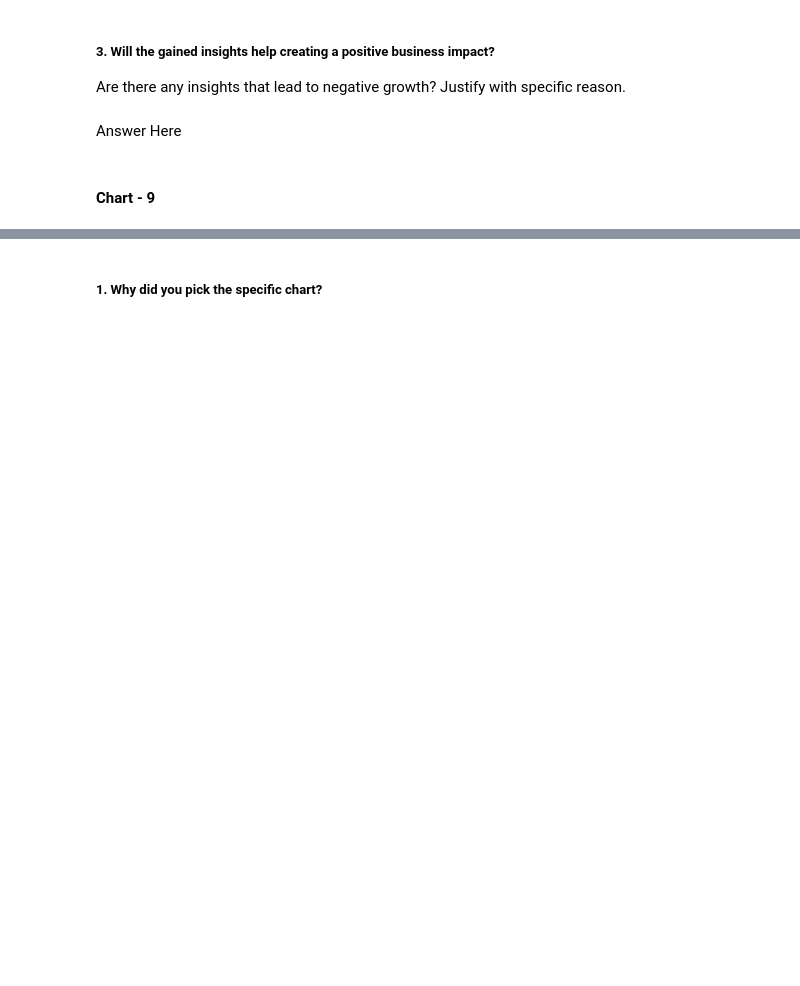
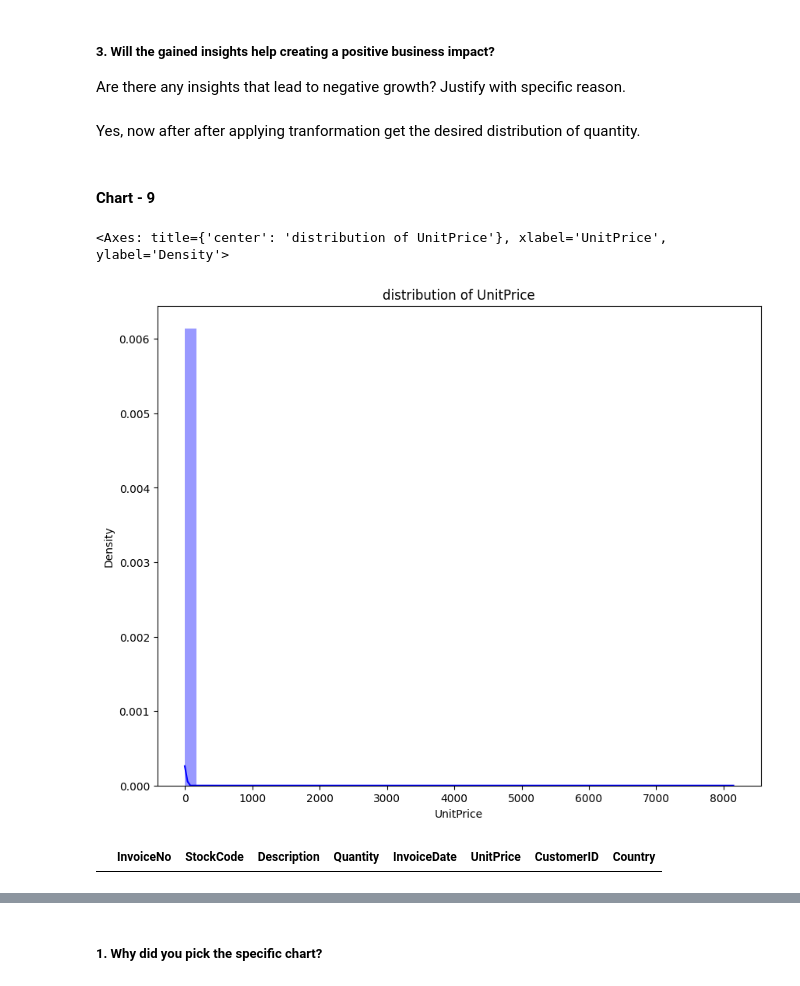
Before and after one commit to DhawalKhandait/Online-Retail-Customer-Segmentation-Clustering, a Jupyter notebook: Online_Retail_Customer_Segmentation.ipynb, the cells around one changed output, grey strips where cells are left out. Saved outputs shown, nothing was run; the diff lists cells and outputs as text; code cells hidden in the pictures; blank space fills up the shorter version.

```diff
--- a/Online_Retail_Customer_Segmentation.ipynb
+++ b/Online_Retail_Customer_Segmentation.ipynb
@@ -625,7 +639,7 @@ Answer Here
 # %% [markdown]
 ##### 3. Will the gained insights help creating a positive business impact?
 Are there any insights that lead to negative growth? Justify with specific reason.
-# %% [markdown]
-Answer Here
+# %% [markdown]
+Yes, now after after applying  tranformation get the desired distribution of quantity.
 # %% [markdown]
 #### Chart - 9
@@ -633,0 +646,12 @@ Answer Here
+# %%
+# Chart - 9 distribution of UnitPrice
+plt.figure(figsize=(10,8))
+plt.title('distribution of UnitPrice')
+sns.distplot(data['UnitPrice'], color="blue")
+# %% [output]
+<Axes: title={'center': 'distribution of UnitPrice'}, xlabel='UnitPrice', ylabel='Density'>
+[figure, added]
+# %%
+data[data['UnitPrice']<0]
+# %% [output]
+|  | InvoiceNo | StockCode | Description | Quantity | InvoiceDate | UnitPrice | CustomerID | Country |
```
Also changed, not shown: parts of 123 cells of this notebook.
